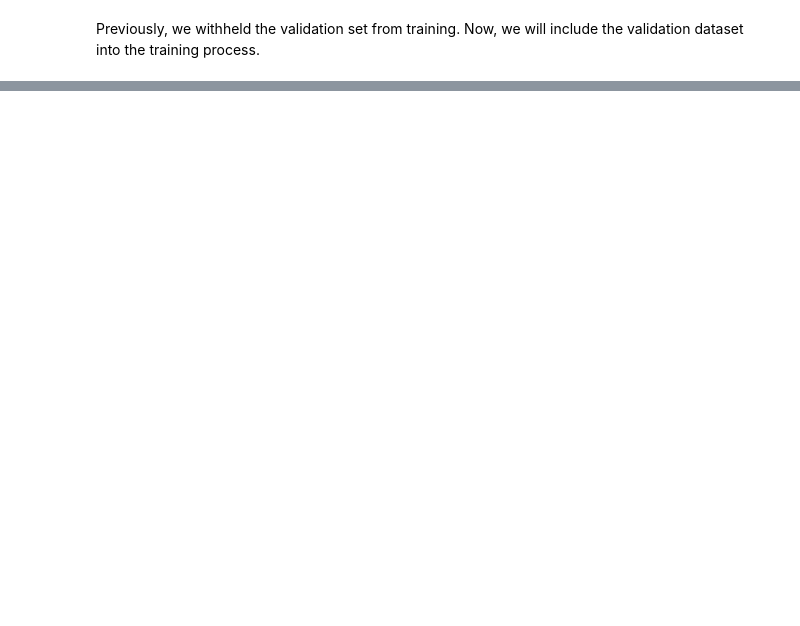
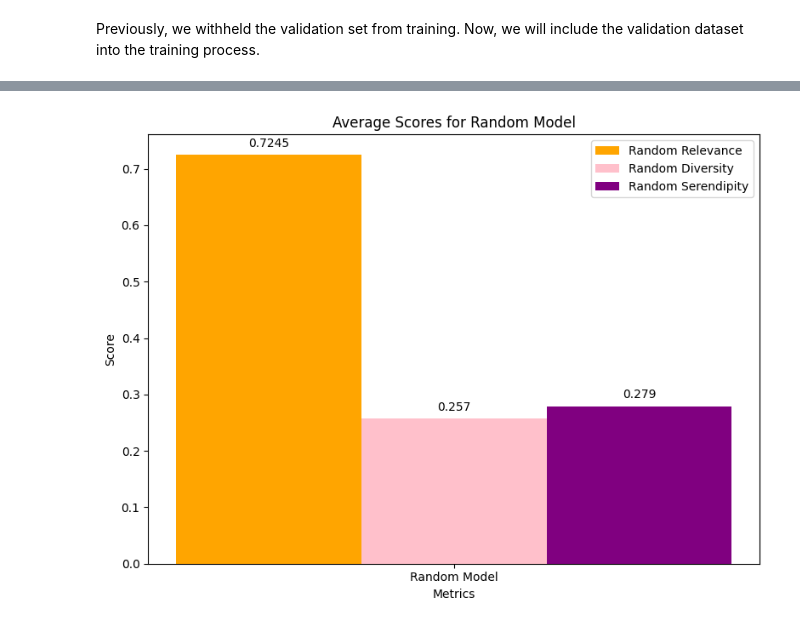
Before and after one commit to aldensiol/FashoReco, a Jupyter notebook: model-development.ipynb, the cells around one changed output, grey strips where cells are left out. Drawn from its saved outputs; the diff is of its cells as text; code cells hidden in the pictures; blank space fills up the shorter version.

```diff
--- a/model-development.ipynb
+++ b/model-development.ipynb
@@ -991,0 +1114,39 @@ print('Random Filtering Serendipity', average_serendipity_random_test)
+# %%
+# Combine scores for all clusters in the Random Model
+all_random_relevance_scores = [score for cluster_scores in random_relevance.values() for score in cluster_scores]
+all_random_diversity_scores = [score for cluster_scores in random_diversity.values() for score in cluster_scores]
+all_random_serendipity_scores = [score for cluster_scores in random_serendipity.values() for score in cluster_scores]
+
+# Calculate average random relevance, diversity, and serendipity for all clusters
+avg_random_relevance_all = np.mean(all_random_relevance_scores)
+avg_random_diversity_all = np.mean(all_random_diversity_scores)
+avg_random_serendipity_all = np.mean(all_random_serendipity_scores)
+
+bar_width = 0.3
+index = np.arange(1)
+
+plt.figure(figsize=(8, 6))
+
+# Plot Random Relevance
+plt.bar(index, avg_random_relevance_all, bar_width, label='Random Relevance', color='orange')
+
+# Plot Random Diversity
+plt.bar(index + bar_width, avg_random_diversity_all, bar_width, label='Random Diversity', color='pink')
+
+# Plot Random Serendipity
+plt.bar(index + 2 * bar_width, avg_random_serendipity_all, bar_width, label='Random Serendipity', color='purple')
+
+
+plt.text(index, avg_random_relevance_all + 0.01, str(round(avg_random_relevance_all, 4)), ha='center', va='bottom')
+plt.text(index + bar_width, avg_random_diversity_all + 0.01, str(round(avg_random_diversity_all, 4)), ha='center', va='bottom')
+plt.text(index + 2 * bar_width, avg_random_serendipity_all + 0.01, str(round(avg_random_serendipity_all, 4)), ha='center', va='bottom')
+
+plt.xlabel('Metrics')
+plt.ylabel('Score')
+plt.title('Average Scores for Random Model')
+plt.xticks(index + bar_width, ['Random Model'])
+plt.legend()
+plt.tight_layout()
+plt.show()
+# %% [output]
+[figure, added]
```
Also changed, not shown: parts of 62 cells of this notebook, 1 other file.
